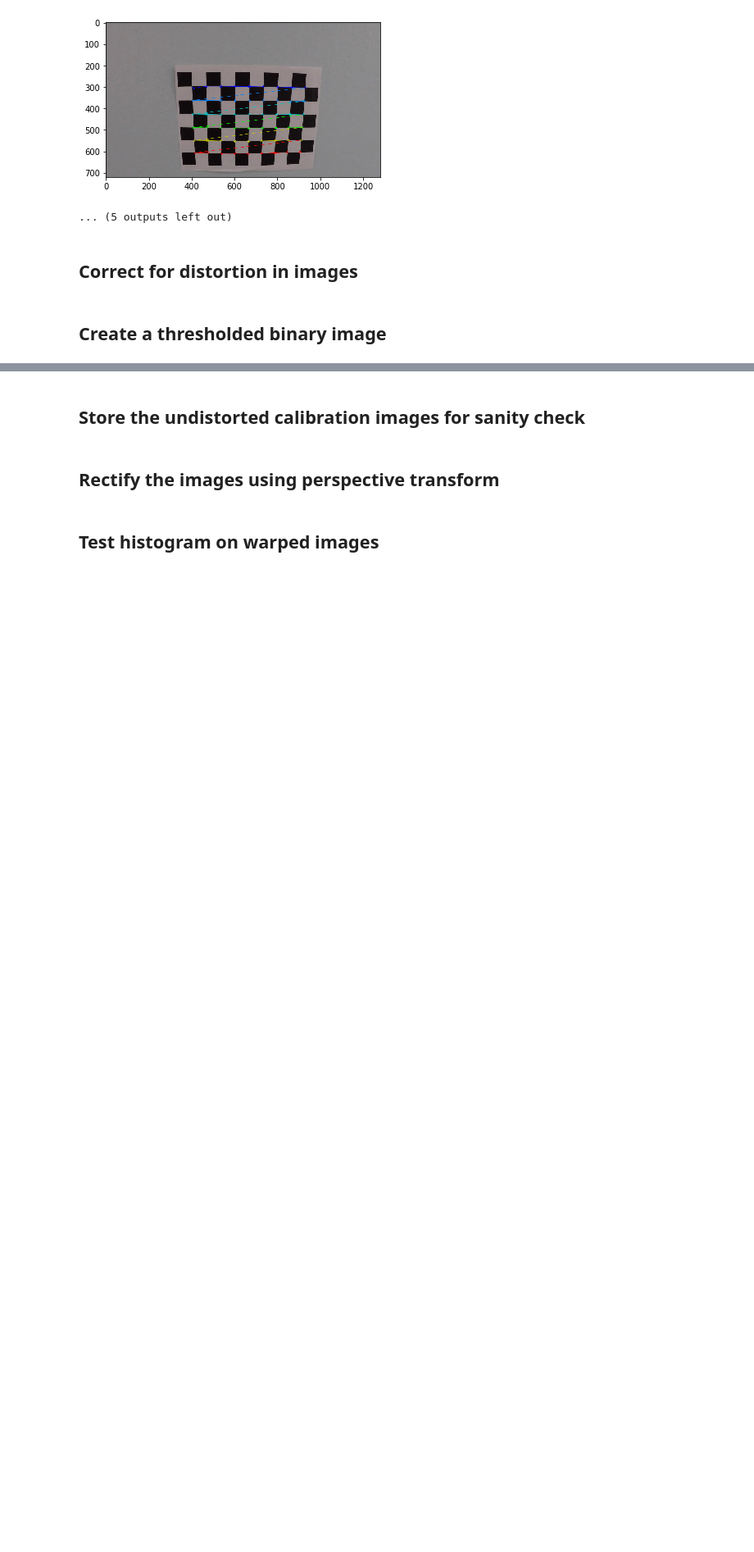
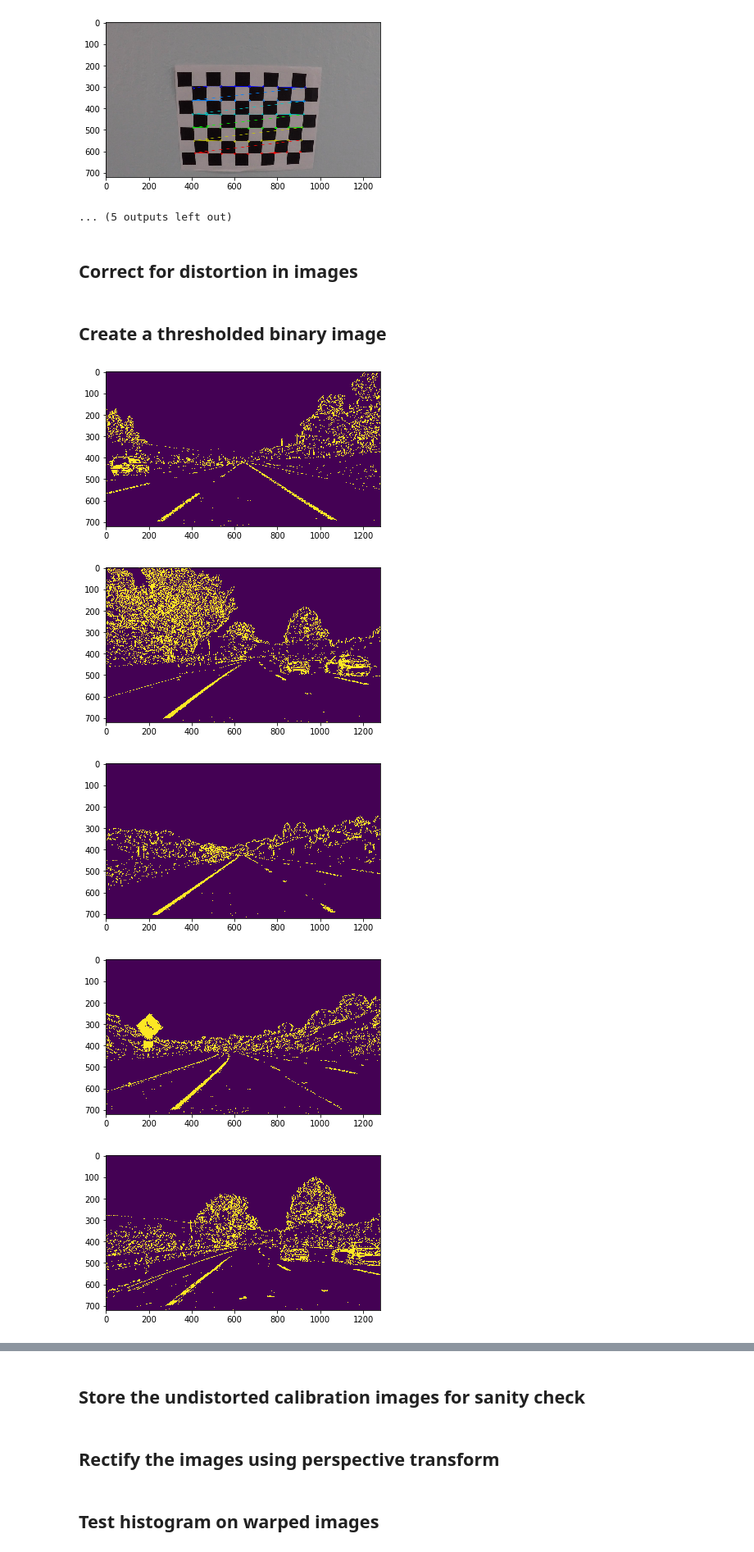
Before and after one commit to bdutta6/CarND-Advanced-Lane-Lines, a Jupyter notebook: AdvanceLaneFinding.ipynb, the cells around one changed output, grey strips where cells are left out. Shown at 82% size. Drawn from its saved outputs; the diff is of its cells as text; code cells hidden in the pictures; blank space fills up the shorter version.

```diff
--- a/AdvanceLaneFinding.ipynb
+++ b/AdvanceLaneFinding.ipynb
@@ -117,32 +117,38 @@ def binary_transformation(img, s_thresh=(170, 255), sx_thresh=(20, 100)):
     sxbinary[(scaled_sobel >= sx_thresh[0]) & (scaled_sobel <= sx_thresh[1])] = 1
 
     # Threshold color channel
     s_binary = np.zeros_like(s_channel)
     s_binary[(s_channel >= s_thresh[0]) & (s_channel <= s_thresh[1])] = 1
 
     binary=cv2.bitwise_or(sxbinary,s_binary)
 
     # Stack each channel
     #color_binary = np.dstack(( np.zeros_like(sxbinary), sxbinary, s_binary)) * 255
     return binary
 
 
 
 # Make a list of calibration images
 calibrated_images = glob.glob('./calibrated_images/*.jpg')
 #print(raw_images)
 
 for fname3 in calibrated_images:
     img3 = cv2.imread(fname3)
     binary_images = binary_transformation(img3)
     #binary_images.dtype='uint8'
     cv2.imwrite(os.path.join('./binary_images/',fname3[20:]), binary_images*255)
     #print(fname3[20:])
         #cv2.imshow('img',img)
         #cv2.waitKey(0)
-    #plt.figure()
-    #plt.imshow(binary_images)
+    plt.figure()
+    plt.imshow(binary_images)
     #print(binary_images.shape[0])
     #plt.show()
 #print(images)
 #cv2.destroyAllWindows()
+# %% [output]
+[figure, added]
+[figure, added]
+[figure, added]
+[figure, added]
+[figure, added]
```
Also changed, not shown: parts of 8 cells of this notebook, 26 other files.
